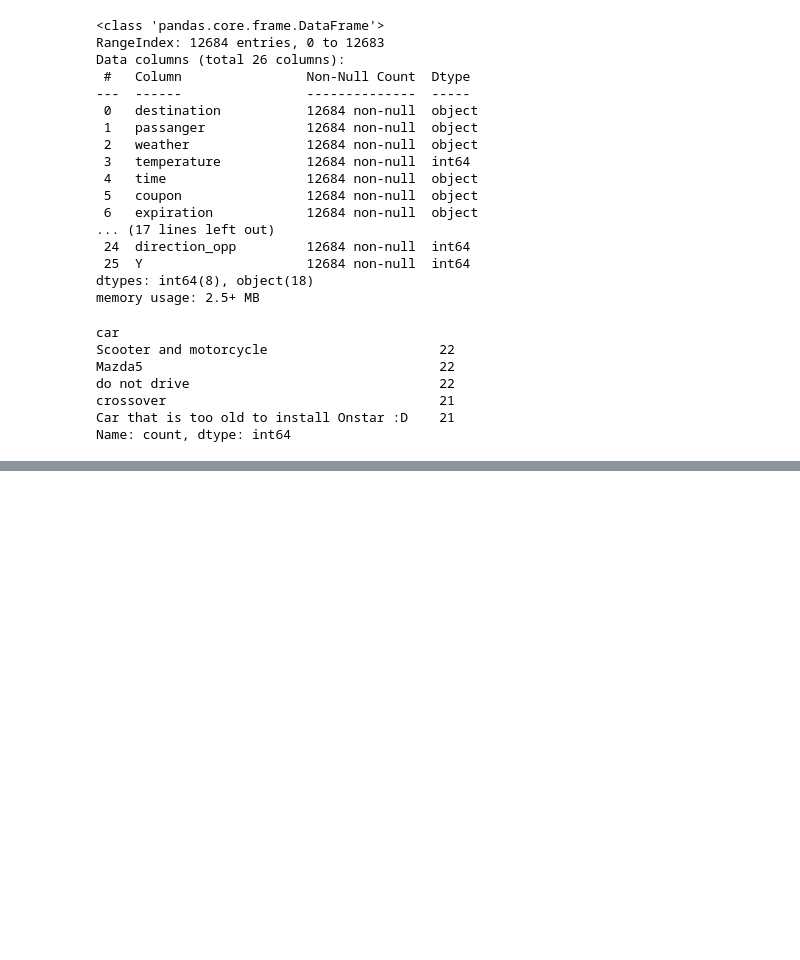
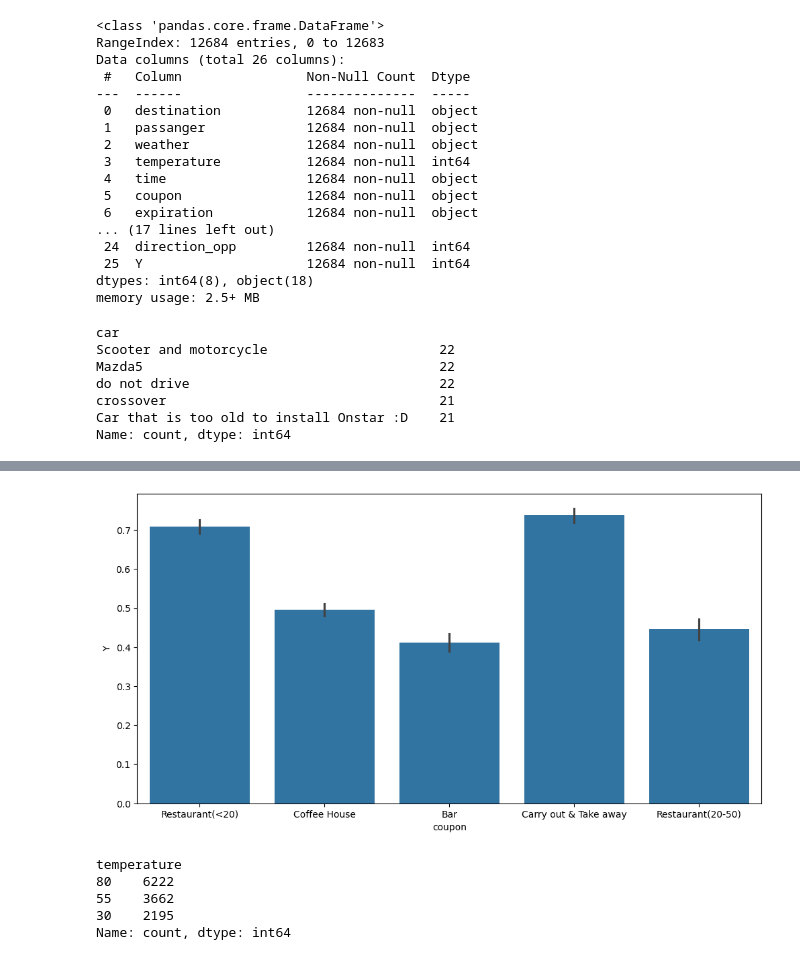
Before and after one commit to timeless81/AI-ML-Module5, a Jupyter notebook: coupon.ipynb, the cells around one changed output, grey strips where cells are left out. Drawn from its saved outputs; the diff is of its cells as text; code cells hidden in the pictures; blank space fills up the shorter version.

Commit message:
First level analysis on the data done

```diff
--- a/coupon.ipynb
+++ b/coupon.ipynb
@@ -64,3 +64,8 @@ do not drive                                22
 crossover                                   21
 Car that is too old to install Onstar :D    21
 Name: count, dtype: int64
+# %%
+#data cleaning
+df[['Bar','CoffeeHouse']] = df[['Bar', 'CoffeeHouse']].replace({'less1': 'never'})
+df['CoffeeHouse'].value_counts()
+#df['Bar'].value_counts()
@@ -66,0 +79,4 @@ Name: count, dtype: int64
+# %%
+# Remove the missing data. Car column has too many missing values.
+df_clean = df.drop(columns=['car'])
+df_clean
@@ -66,0 +97,7 @@ Name: count, dtype: int64
+# %%
+# There are some more columns with missing values. Following are the missing values in each column.
+df_clean.isnull().sum()
+# remove the rows with missing values
+df_clean = df_clean.dropna()
+# check if there are any missing values
+df_clean.isnull().sum()
@@ -66,0 +151,16 @@ Name: count, dtype: int64
+# %%
+# Using a bar plot to visualize the coupon column to understand the distribution of different coupon types.
+
+plt.figure(figsize=(12,6))
+sns.barplot(data=df_clean, x='coupon', y='Y')
+plt.show()
+# %% [output]
+[figure, added]
+# %%
+df_clean['temperature'].value_counts()
+# %% [output]
+temperature
+80    6222
+55    3662
+30    2195
+Name: count, dtype: int64
```
Also changed, not shown: parts of 8 cells of this notebook.
